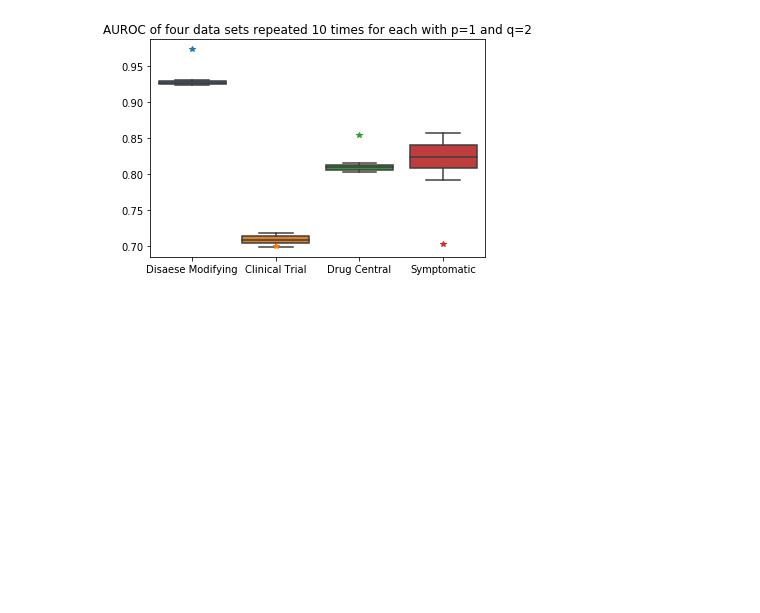
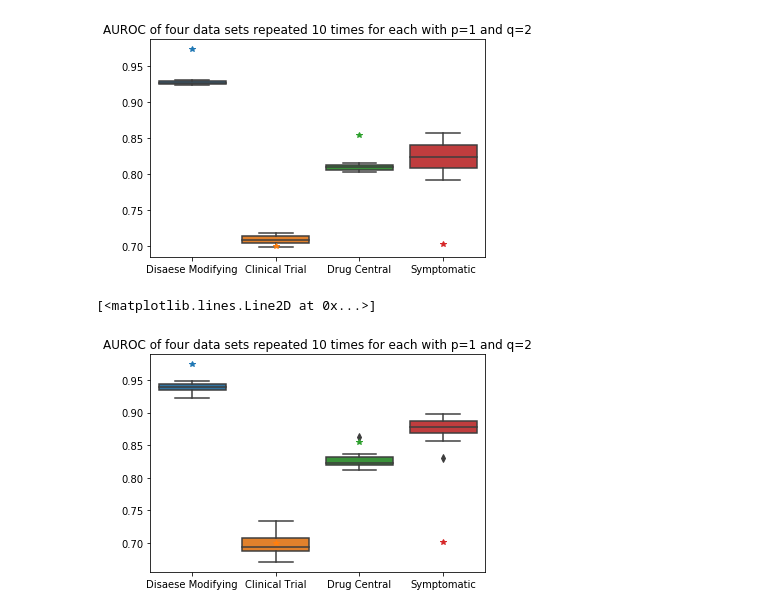
Before and after one commit to drugrelink/drugrelink, a Jupyter notebook: notebooks/plot_node2vec_optimization.ipynb, the cells around one changed output. Drawn from its saved outputs; the diff is of its cells as text; code cells hidden in the pictures; blank space fills up the shorter version.

Commit message:
New plots

```diff
--- a/notebooks/plot_node2vec_optimization.ipynb
+++ b/notebooks/plot_node2vec_optimization.ipynb
@@ -288,3 +292,24 @@ plt.plot(['Symptomatic'],[0.702],marker="*")
 # %% [output]
 [<matplotlib.lines.Line2D at 0x...>]
 [figure]
+# %%
+nw50_p1q2 = read_repeat('/home/lxu/Desktop/node2vec_graph_wl50_p1q2')
+nw100_p1q2 = read_repeat('/home/lxu/Desktop/node2vec_graph_wl100_p1q2')
+nw100_p1q2.to_csv('nw100_p1q2_repeat.csv')
+nw50_p1q2.to_csv('nw50_p1q2_repeat.csv')
+# %%
+p1 = sns.boxplot(data=nw50_p1q2)
+p1.set_title('AUROC of four data sets repeated 10 times for each with p=1 and q=2')
+plt.plot(['Disease Modifying'],[0.974],marker="*")
+plt.plot(['Clinical Trial'],[0.7],marker="*")
+plt.plot(['Drug Central'],[0.855],marker="*")
+plt.plot(['Symptomatic'],[0.702],marker="*")
+# dimensions = 48
+# walk length = 50
+# window = 10
+# p = 1
+# q = 2
+# num_walk = 10
+# %% [output]
+[<matplotlib.lines.Line2D at 0x...>]
+[figure, added]
```
Also changed, not shown: parts of 4 cells of this notebook.
